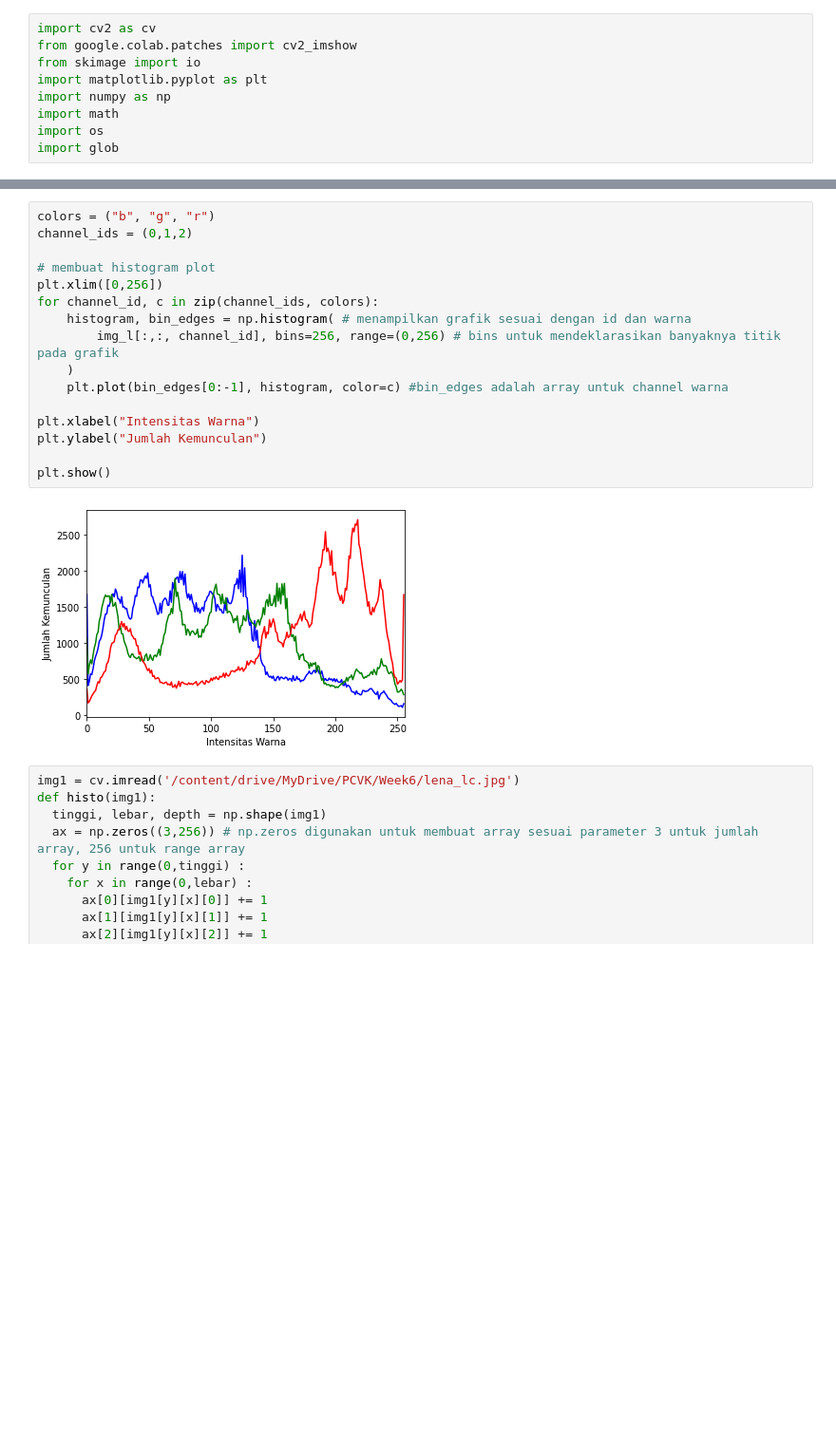
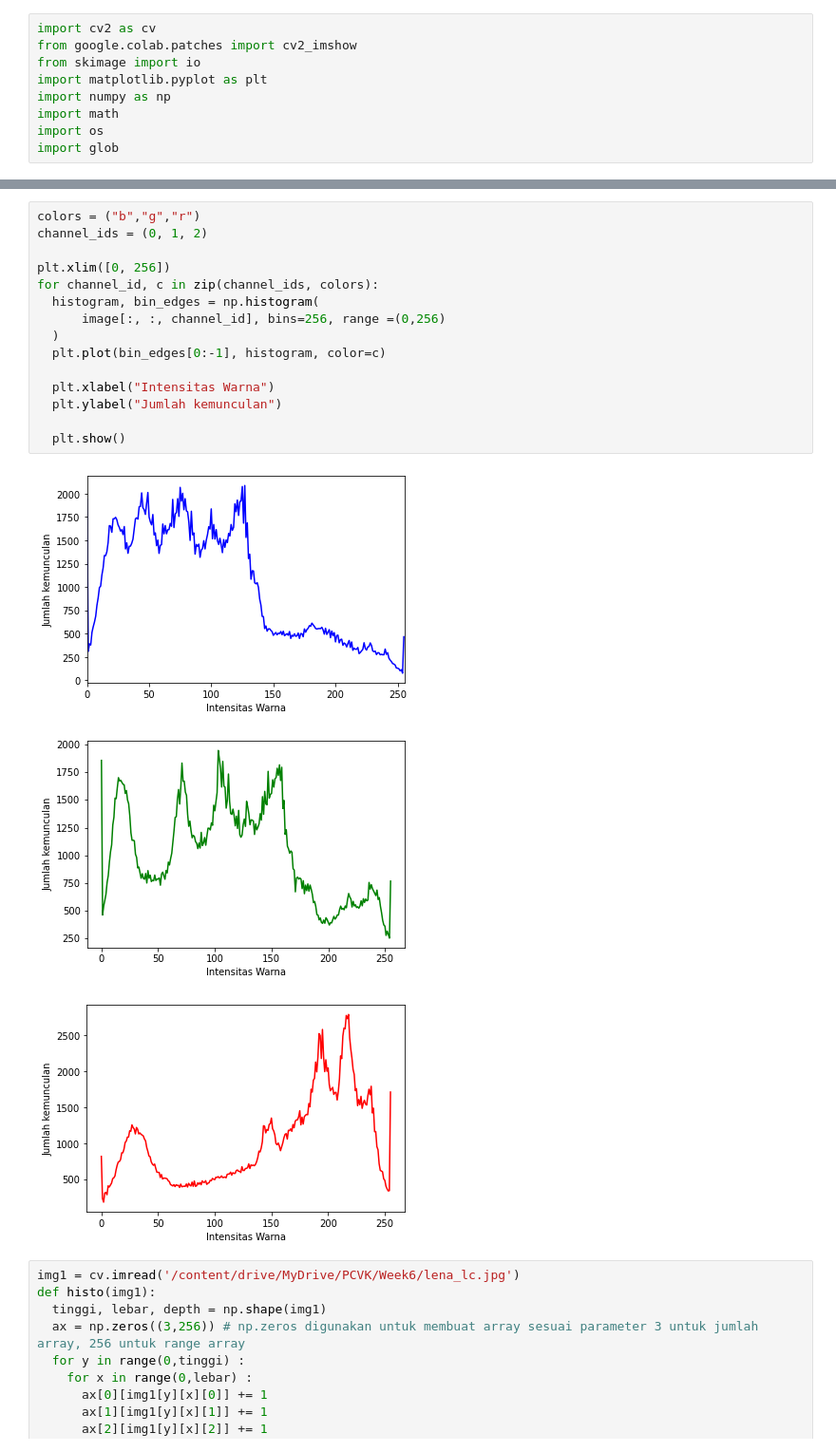
Before and after one commit to wahyufajar879/PCVK_Genap_2023, a Jupyter notebook: Week6.ipynb, the cells around one changed output, grey strips where cells are left out. Shown at 95% size. Cells and saved outputs as stored; diff of their text form; blank space fills up the shorter version.

```diff
--- a/Week6.ipynb
+++ b/Week6.ipynb
@@ -44,21 +45,22 @@ axs[2].bar(names, biru, color='blue')
 # %%
-colors = ("b", "g", "r")
-channel_ids = (0,1,2)
+colors = ("b","g","r")
+channel_ids = (0, 1, 2)
 
-# membuat histogram plot
-plt.xlim([0,256])
+plt.xlim([0, 256])
 for channel_id, c in zip(channel_ids, colors):
-    histogram, bin_edges = np.histogram( # menampilkan grafik sesuai dengan id dan warna
-        img_l[:,:, channel_id], bins=256, range=(0,256) # bins untuk mendeklarasikan banyaknya titik pada grafik
-    )
-    plt.plot(bin_edges[0:-1], histogram, color=c) #bin_edges adalah array untuk channel warna
+  histogram, bin_edges = np.histogram(
+      image[:, :, channel_id], bins=256, range =(0,256)
+  )
+  plt.plot(bin_edges[0:-1], histogram, color=c)
 
-plt.xlabel("Intensitas Warna")
-plt.ylabel("Jumlah Kemunculan")
+  plt.xlabel("Intensitas Warna")
+  plt.ylabel("Jumlah kemunculan")
 
-plt.show()
+  plt.show()
 # %% [output]
-[figure, old version]
+[figure, new version]
+[figure, added]
+[figure, added]
 # %%
 img1 = cv.imread('/content/drive/MyDrive/PCVK/Week6/lena_lc.jpg')
 def histo(img1):
```
Also changed, not shown: parts of 1 cell of this notebook.
